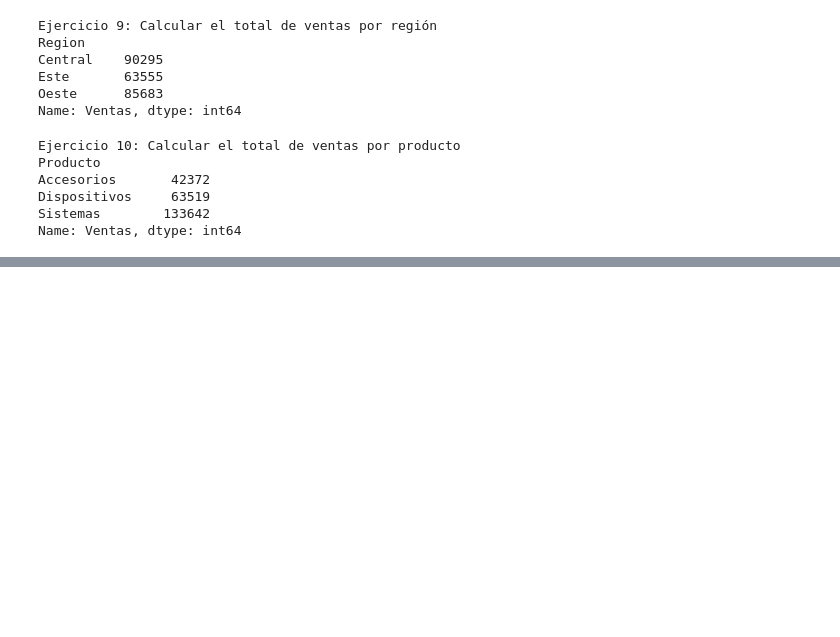
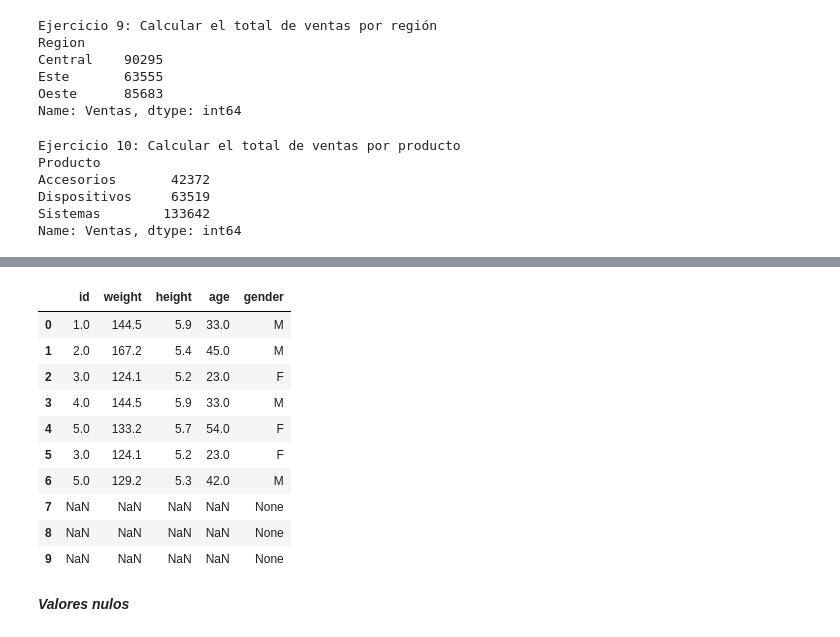
Before and after one commit to P-MATM/TalentoTech, a Jupyter notebook: 1_Primera_Práctica.ipynb, the cells around one changed output, grey strips where cells are left out. Saved outputs shown, nothing was run; the diff lists cells and outputs as text; code cells hidden in the pictures; blank space fills up the shorter version.

```diff
--- a/1_Primera_Práctica.ipynb
+++ b/1_Primera_Práctica.ipynb
@@ -400,0 +433,16 @@ DataFrame creado a partir de ejercicio del JameBoard
+# %%
+df2_jameboard
+# %% [output]
+|  | id | weight | height | age | gender |
+| 0 | 1.0 | 144.5 | 5.9 | 33.0 | M |
+| 1 | 2.0 | 167.2 | 5.4 | 45.0 | M |
+| 2 | 3.0 | 124.1 | 5.2 | 23.0 | F |
+| 3 | 4.0 | 144.5 | 5.9 | 33.0 | M |
+| 4 | 5.0 | 133.2 | 5.7 | 54.0 | F |
+| 5 | 3.0 | 124.1 | 5.2 | 23.0 | F |
+| 6 | 5.0 | 129.2 | 5.3 | 42.0 | M |
+| 7 | NaN | NaN | NaN | NaN | None |
+| 8 | NaN | NaN | NaN | NaN | None |
+| 9 | NaN | NaN | NaN | NaN | None |
+# %% [markdown]
+***Valores nulos***
```
Also changed, not shown: parts of 13 cells of this notebook.
